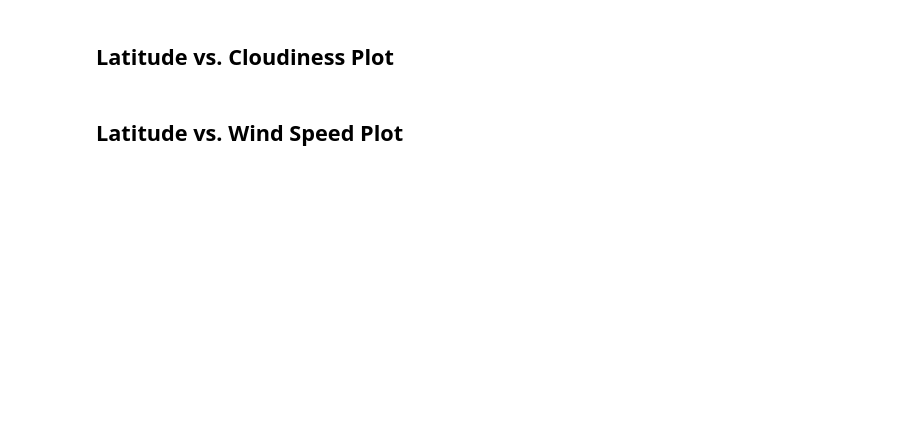
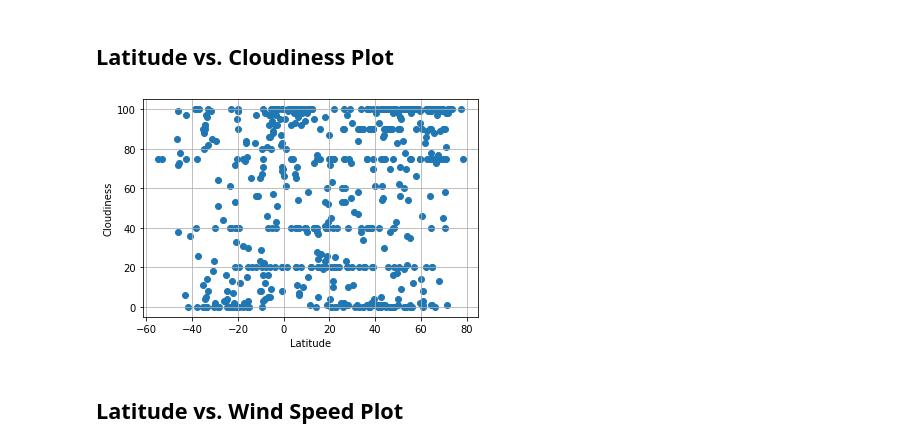
Before and after one commit to sanureet/Python-API-challenge, a Jupyter notebook: sb_WeatherPyhomework.ipynb, the cells around one changed output. Saved outputs shown, nothing was run; the diff lists cells and outputs as text; code cells hidden in the pictures; blank space fills up the shorter version.

```diff
--- a/sb_WeatherPyhomework.ipynb
+++ b/sb_WeatherPyhomework.ipynb
@@ -209,2 +255,13 @@ plt.show()
 # %% [markdown]
 ## Latitude vs. Cloudiness Plot
+# %%
+x_values = weather_data['Lat']
+y_values = weather_data['Cloudiness']
+plt.scatter(x_values,y_values)
+plt.xlabel('Latitude')
+plt.ylabel('Cloudiness')
+plt.grid(True)
+plt.savefig("lat_cloudiness.png")
+plt.show()
+# %% [output]
+[figure, added]
```
Also changed, not shown: parts of 32 cells of this notebook, 4 other files.
